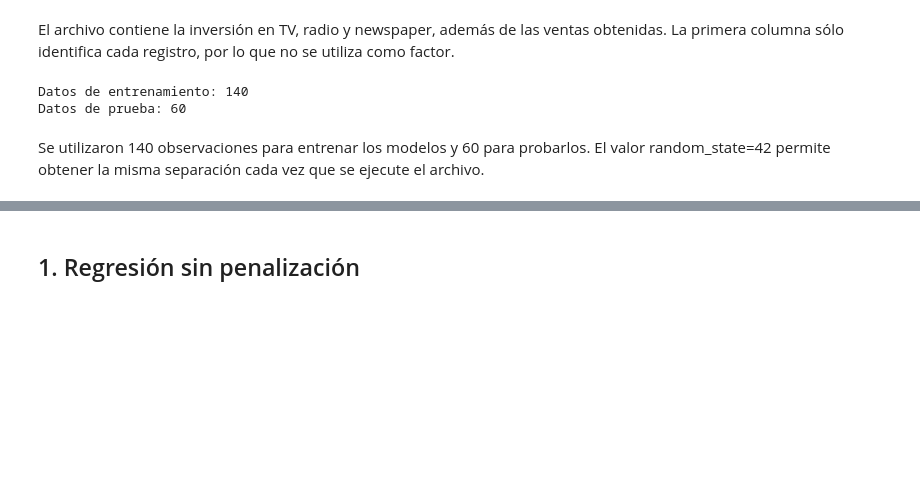
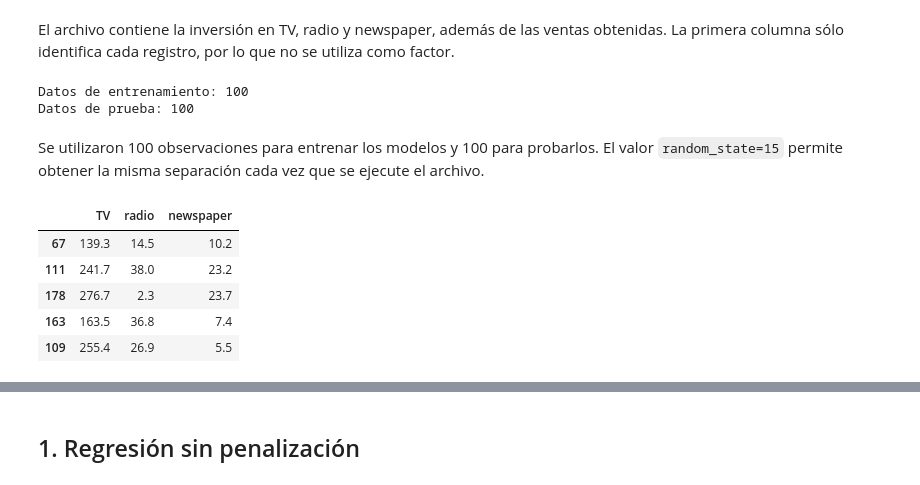
Before and after one commit to carlosnievess/LAB-DE-APRENDIZAJE-ESTAD-STICO, a Jupyter notebook: PRIMER PARCIAL/Lab - R4.ipynb, the cells around one changed output, grey strips where cells are left out. Saved outputs shown, nothing was run; the diff lists cells and outputs as text; code cells hidden in the pictures; blank space fills up the shorter version.

```diff
--- a/PRIMER PARCIAL/Lab - R4.ipynb
+++ b/PRIMER PARCIAL/Lab - R4.ipynb
@@ -77,25 +76,28 @@ El archivo contiene la inversión en TV, radio y newspaper, además de las venta
 X = df[["TV", "radio", "newspaper"]]
 y = df["sales"]
 
-# Separación de 70 % para entrenamiento y 30 % para prueba
+# Separación de 50 % para entrenamiento y 50 % para prueba
 
 X_train, X_test, y_train, y_test = train_test_split(
-    X, y, test_size=0.30, random_state=42
+    X, y, test_size=0.50, random_state=15
 )
 
 print("Datos de entrenamiento:", X_train.shape[0])
 print("Datos de prueba:", X_test.shape[0])
 # %% [output]
-Datos de entrenamiento: 140
-Datos de prueba: 60
+Datos de entrenamiento: 100
+Datos de prueba: 100
 # %% [markdown]
-Se utilizaron 140 observaciones para entrenar los modelos y 60 para probarlos. El valor random_state=42 permite obtener la misma separación cada vez que se ejecute el archivo.
+Se utilizaron 100 observaciones para entrenar los modelos y 100 para probarlos. El valor `random_state=15` permite obtener la misma separación cada vez que se ejecute el archivo.
 # %%
-# Estandarizar los factores
+# Para esta actividad se conservan las unidades originales
 
-scaler = StandardScaler()
-scaler.fit(X_train)
-
-X_train_s = scaler.transform(X_train)
-X_test_s = scaler.transform(X_test)
+X_train.head()
+# %% [output]
+|  | TV | radio | newspaper |
+| 67 | 139.3 | 14.5 | 10.2 |
+| 111 | 241.7 | 38.0 | 23.2 |
+| 178 | 276.7 | 2.3 | 23.7 |
+| 163 | 163.5 | 36.8 | 7.4 |
+| 109 | 255.4 | 26.9 | 5.5 |
 # %% [markdown]
```
Also changed, not shown: parts of 10 cells of this notebook.
